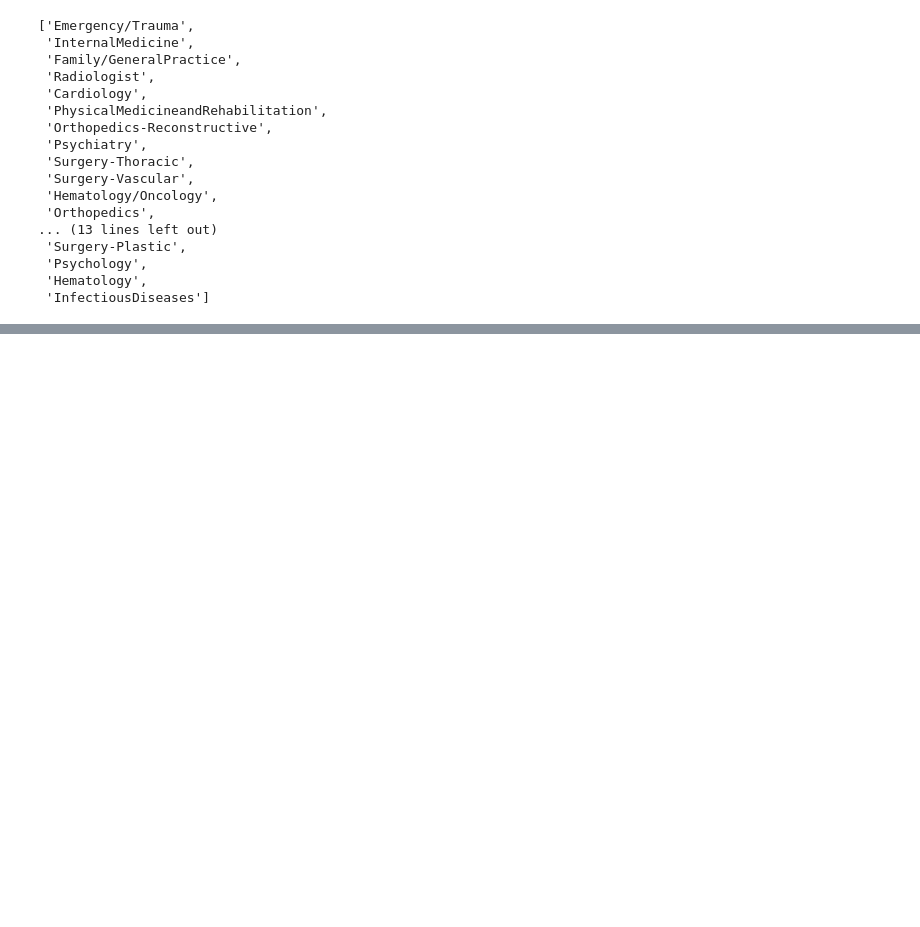
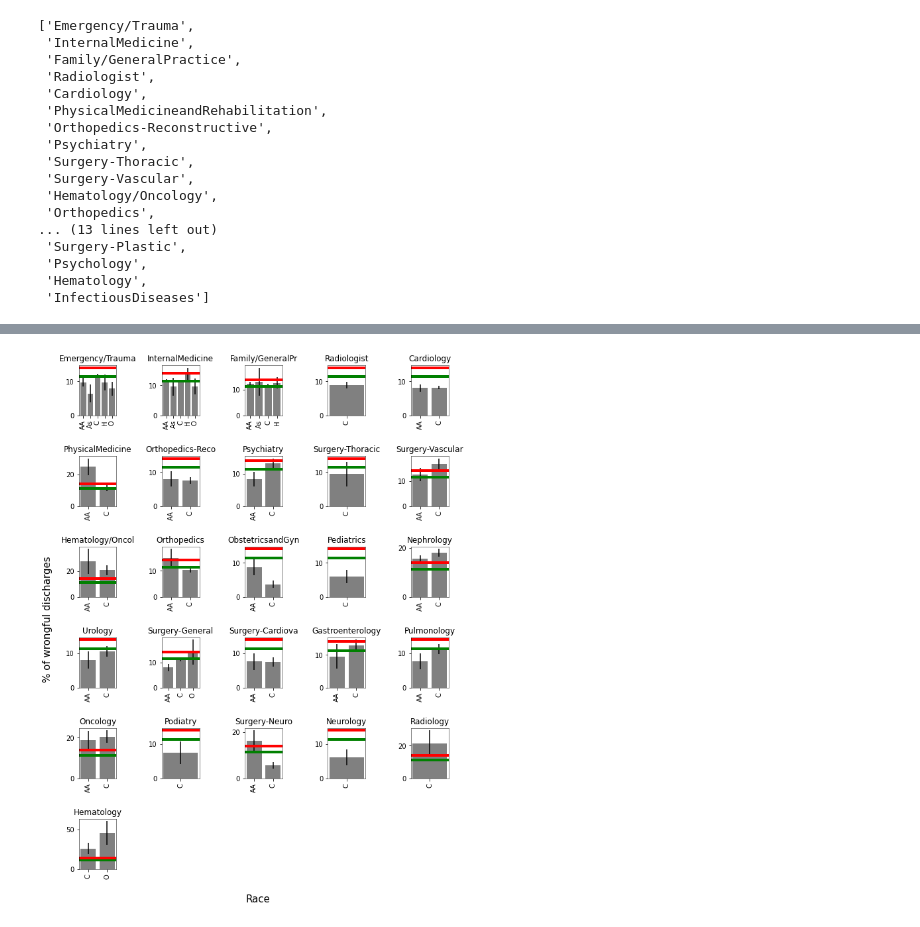
Before and after one commit to datamilas/batch5-workspace, a Jupyter notebook: Capstone/Data_analysis.ipynb, the cells around one changed output, grey strips where cells are left out. Saved outputs shown, nothing was run; the diff lists cells and outputs as text; code cells hidden in the pictures; blank space fills up the shorter version.

```diff
--- a/Capstone/Data_analysis.ipynb
+++ b/Capstone/Data_analysis.ipynb
@@ -357,7 +436,11 @@ findfont: Font family ['Arial'] not found. Falling back to DejaVu Sans.
 # %%
 column_name = "race"
 
+axs = []
+groups_to_plot = []
 for sub_group in groups:
-    fig, ax = plot_wrongful_discharges(data[data.medical_specialty==sub_group], column_name, x_label="Race", min_size=0, min_size_wrong=5, fig_width=2)
-    plt.title(sub_group)
-    fig.savefig(f'specialty_race/{column_name}_{sub_group.replace("/", "")}_wrongful_discharge.png', dpi=300, transparent=True, bbox_inches='tight')
+    all_data = plot_wrongful_discharges(data[data.medical_specialty==sub_group], column_name, x_label="Gender", min_size=0, min_size_wrong=5, return_figure=False)
+    if all_data:
+        x_values, y_values, error = all_data
+        axs.append([x_values, y_values, error])
+        groups_to_plot.append(sub_group)
@@ -378,3 +447,34 @@ for sub_group in groups:
+# %%
+xlabels = {"African American": "AA", "Asian": "As", "Caucasian": "C", "Hispanic": "H", "Other": "O"}
+n_cols = 5
+if len(axs)/n_cols == len(axs)//n_cols: n_rows = len(axs)//n_cols
+else : n_rows = len(axs)//n_cols+1
+
+fig, ax = plot_figure(fig_width=n_cols*2, fig_height=2*n_rows+2)
+
+new_axs = []
+for plot_num, ax_saved in enumerate(axs):
+    ax = plt.subplot(len(axs)//n_cols+1, n_cols, plot_num+1)
+   # ... do some plotting
+
+    ax.bar([xlabels[g] for g in ax_saved[0]], ax_saved[1], yerr = ax_saved[2], color = bars_color)
+
+    plt.axhline(average_wrong_discharge_rate*100, color = 'g', linestyle = '-', linewidth=4)
+    plt.axhline(14, color = 'r', linestyle = '-', linewidth=4)
+    plt.title(groups_to_plot[plot_num][0:16], fontsize=12)
+    plt.xticks(fontsize= 10, rotation=90)
+    plt.yticks(fontsize= 10)
+
+    new_axs.append(ax)
+
+#ax.get_shared_x_axes().join(new_axs[n_rows-1], new_axs[n_rows*2-1], new_axs[n_rows*3-1], new_axs[n_rows*4-1])
+
+plt.subplots_adjust(hspace=0.8, wspace = 1.2)
+fig.text(0.5, 0.08, 'Race', ha='center', va='center')
+fig.text(0.06, 0.5, '% of wrongful discharges', ha='center', va='center', rotation='vertical')
+fig.savefig(f'specialty_race_wrongful_discharge.png', dpi=300, transparent=True, bbox_inches='tight')
+# %% [output]
+[figure, added]
 # %%
 column_name = "age"
 
```
Also changed, not shown: parts of 19 cells of this notebook, 41 other files.
